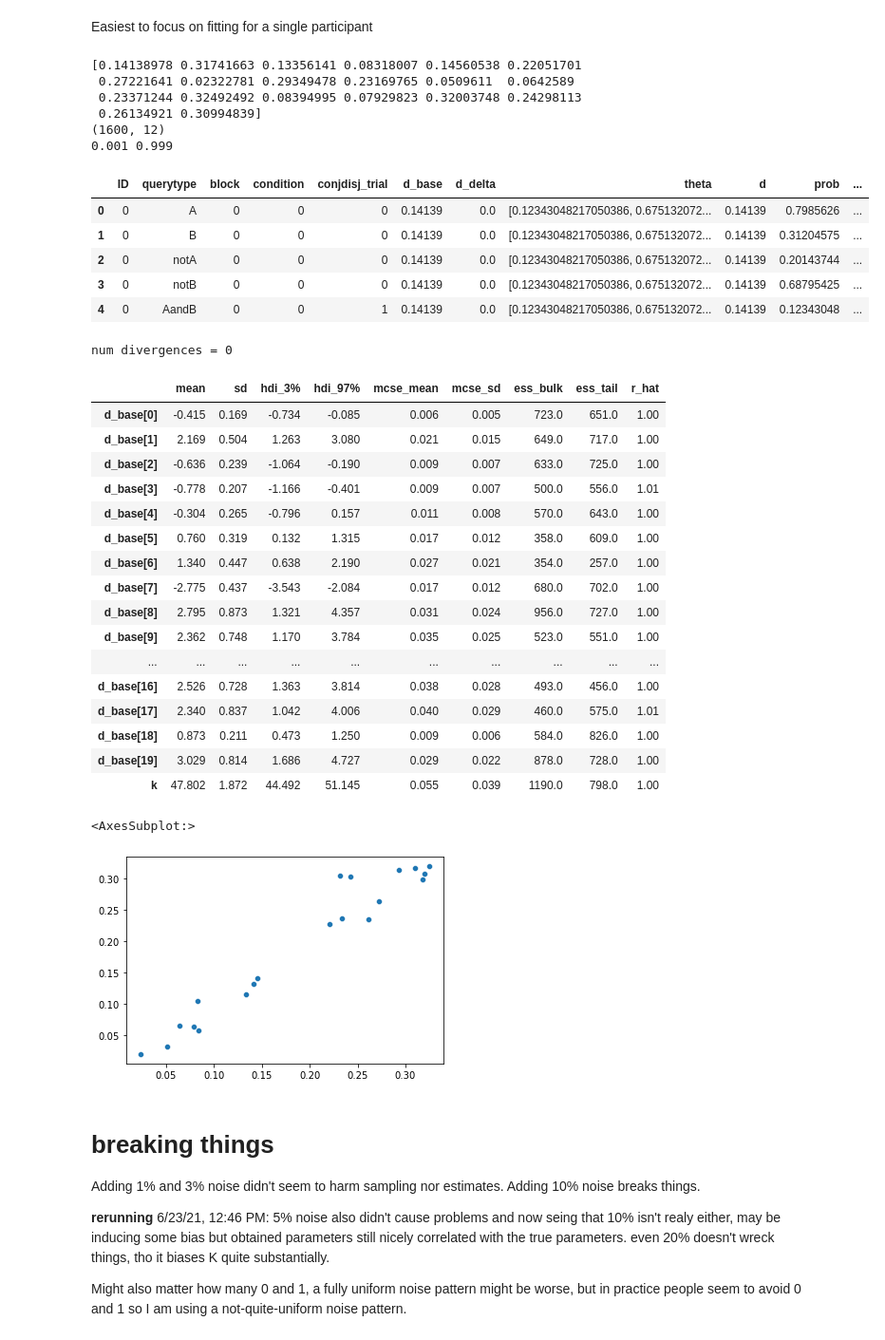
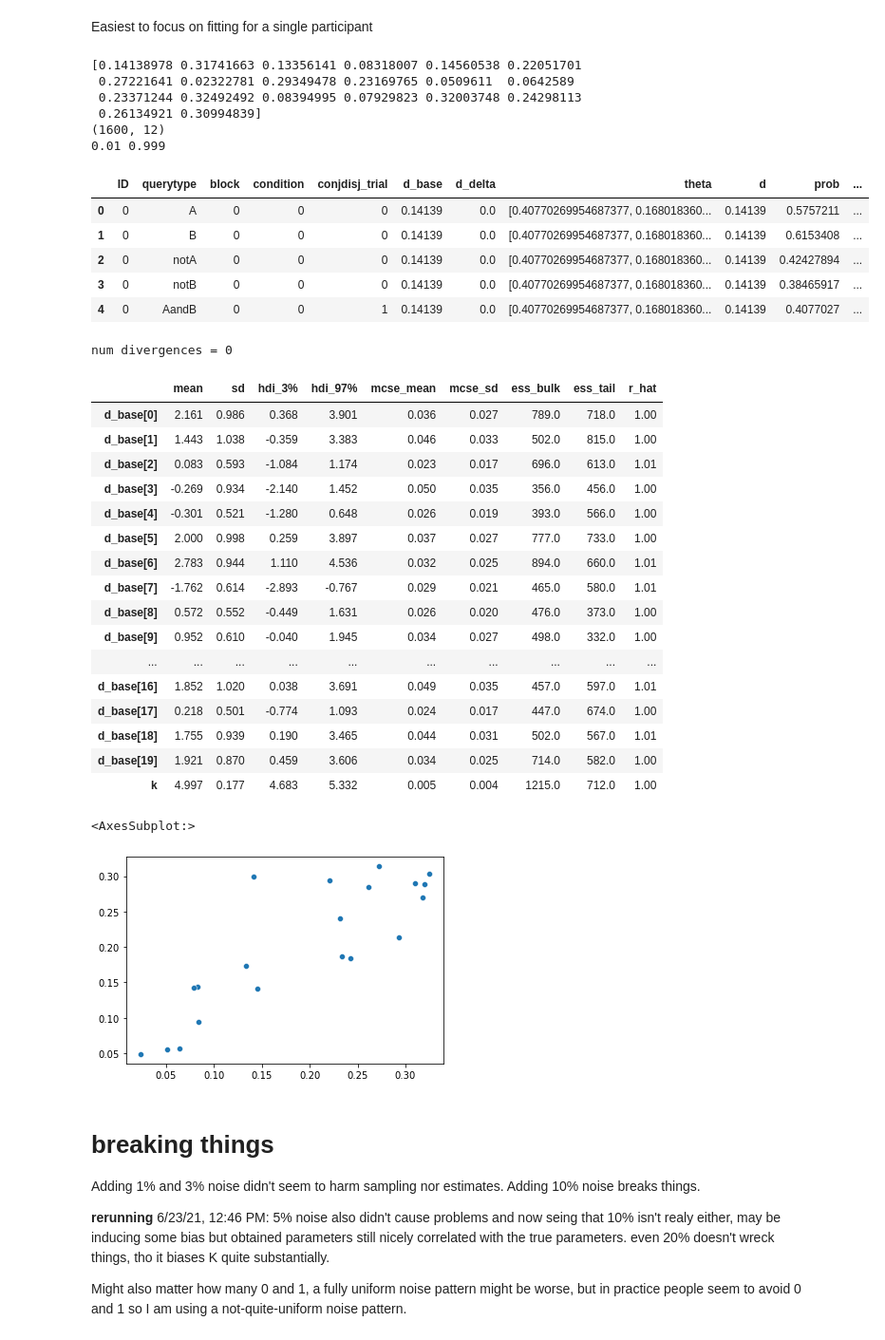
Before and after one commit to derekpowell/probjudge, a Jupyter notebook: sim-modeling.ipynb, the cells around one changed output. Shown at 95% size. Drawn from its saved outputs; the diff is of its cells as text; code cells hidden in the pictures.

```diff
--- a/sim-modeling.ipynb
+++ b/sim-modeling.ipynb
@@ -111,40 +115,40 @@ trial_types = [
 N = 20
 N_blocks = 4
 params = {
     "d_base": rng.beta(1,1,N)/3.0,
     "d_delta":np.zeros(N),
-    "k":50
+    "k":5
 }
 
 print(params["d_base"])
 sim_data = sim_bayesian_sampler(trial_types, n_participants=N, n_blocks=N_blocks, params=params)
 sim_data = (
     sim_data >>
     s.ungroup() >>
     s.mutate(
         true_response = _.response,
         response = np.round(_.true_response*100)/100.
     ) >>
     s.mutate(response = _.response.replace({0:.001, 1:.999}))
 )
 
 
 print(sim_data.shape)
 print(min(sim_data.response), max(sim_data.response))
 sim_data.head()
 # %% [output]
 [0.14138978 0.31741663 0.13356141 0.08318007 0.14560538 0.22051701
  0.27221641 0.02322781 0.29349478 0.23169765 0.0509611  0.0642589
  0.23371244 0.32492492 0.08394995 0.07929823 0.32003748 0.24298113
  0.26134921 0.30994839]
 (1600, 12)
-0.001 0.999
+0.01 0.999
 |  | ID | querytype | block | condition | conjdisj_trial | d_base | d_delta | theta | d | prob | ... |
-| 0 | 0 | A | 0 | 0 | 0 | 0.14139 | 0.0 | [0.12343048217050386, 0.675132072... | 0.14139 | 0.7985626 | ... |
-| 1 | 0 | B | 0 | 0 | 0 | 0.14139 | 0.0 | [0.12343048217050386, 0.675132072... | 0.14139 | 0.31204575 | ... |
-| 2 | 0 | notA | 0 | 0 | 0 | 0.14139 | 0.0 | [0.12343048217050386, 0.675132072... | 0.14139 | 0.20143744 | ... |
-| 3 | 0 | notB | 0 | 0 | 0 | 0.14139 | 0.0 | [0.12343048217050386, 0.675132072... | 0.14139 | 0.68795425 | ... |
-| 4 | 0 | AandB | 0 | 0 | 1 | 0.14139 | 0.0 | [0.12343048217050386, 0.675132072... | 0.14139 | 0.12343048 | ... |
+| 0 | 0 | A | 0 | 0 | 0 | 0.14139 | 0.0 | [0.40770269954687377, 0.168018360... | 0.14139 | 0.5757211 | ... |
+| 1 | 0 | B | 0 | 0 | 0 | 0.14139 | 0.0 | [0.40770269954687377, 0.168018360... | 0.14139 | 0.6153408 | ... |
+| 2 | 0 | notA | 0 | 0 | 0 | 0.14139 | 0.0 | [0.40770269954687377, 0.168018360... | 0.14139 | 0.42427894 | ... |
+| 3 | 0 | notB | 0 | 0 | 0 | 0.14139 | 0.0 | [0.40770269954687377, 0.168018360... | 0.14139 | 0.38465917 | ... |
+| 4 | 0 | AandB | 0 | 0 | 1 | 0.14139 | 0.0 | [0.40770269954687377, 0.168018360... | 0.14139 | 0.4077027 | ... |
 # %%
 X_data, y_data = make_model_data(sim_data) # see data_helpers.py
 # %%
@@ -221,29 +225,29 @@ az.summary(az_data_bs_simple, var_names=['d_base', 'k'])
 # %% [output]
 num divergences = 0
 |  | mean | sd | hdi_3% | hdi_97% | mcse_mean | mcse_sd | ess_bulk | ess_tail | r_hat |
-| d_base[0] | -0.415 | 0.169 | -0.734 | -0.085 | 0.006 | 0.005 | 723.0 | 651.0 | 1.00 |
-| d_base[1] | 2.169 | 0.504 | 1.263 | 3.080 | 0.021 | 0.015 | 649.0 | 717.0 | 1.00 |
-| d_base[2] | -0.636 | 0.239 | -1.064 | -0.190 | 0.009 | 0.007 | 633.0 | 725.0 | 1.00 |
-| d_base[3] | -0.778 | 0.207 | -1.166 | -0.401 | 0.009 | 0.007 | 500.0 | 556.0 | 1.01 |
-| d_base[4] | -0.304 | 0.265 | -0.796 | 0.157 | 0.011 | 0.008 | 570.0 | 643.0 | 1.00 |
-| d_base[5] | 0.760 | 0.319 | 0.132 | 1.315 | 0.017 | 0.012 | 358.0 | 609.0 | 1.00 |
-| d_base[6] | 1.340 | 0.447 | 0.638 | 2.190 | 0.027 | 0.021 | 354.0 | 257.0 | 1.00 |
-| d_base[7] | -2.775 | 0.437 | -3.543 | -2.084 | 0.017 | 0.012 | 680.0 | 702.0 | 1.00 |
-| d_base[8] | 2.795 | 0.873 | 1.321 | 4.357 | 0.031 | 0.024 | 956.0 | 727.0 | 1.00 |
-| d_base[9] | 2.362 | 0.748 | 1.170 | 3.784 | 0.035 | 0.025 | 523.0 | 551.0 | 1.00 |
+| d_base[0] | 2.161 | 0.986 | 0.368 | 3.901 | 0.036 | 0.027 | 789.0 | 718.0 | 1.00 |
+| d_base[1] | 1.443 | 1.038 | -0.359 | 3.383 | 0.046 | 0.033 | 502.0 | 815.0 | 1.00 |
+| d_base[2] | 0.083 | 0.593 | -1.084 | 1.174 | 0.023 | 0.017 | 696.0 | 613.0 | 1.01 |
+| d_base[3] | -0.269 | 0.934 | -2.140 | 1.452 | 0.050 | 0.035 | 356.0 | 456.0 | 1.00 |
+| d_base[4] | -0.301 | 0.521 | -1.280 | 0.648 | 0.026 | 0.019 | 393.0 | 566.0 | 1.00 |
+| d_base[5] | 2.000 | 0.998 | 0.259 | 3.897 | 0.037 | 0.027 | 777.0 | 733.0 | 1.00 |
+| d_base[6] | 2.783 | 0.944 | 1.110 | 4.536 | 0.032 | 0.025 | 894.0 | 660.0 | 1.01 |
+| d_base[7] | -1.762 | 0.614 | -2.893 | -0.767 | 0.029 | 0.021 | 465.0 | 580.0 | 1.01 |
+| d_base[8] | 0.572 | 0.552 | -0.449 | 1.631 | 0.026 | 0.020 | 476.0 | 373.0 | 1.00 |
+| d_base[9] | 0.952 | 0.610 | -0.040 | 1.945 | 0.034 | 0.027 | 498.0 | 332.0 | 1.00 |
 | ... | ... | ... | ... | ... | ... | ... | ... | ... | ... |
-| d_base[16] | 2.526 | 0.728 | 1.363 | 3.814 | 0.038 | 0.028 | 493.0 | 456.0 | 1.00 |
-| d_base[17] | 2.340 | 0.837 | 1.042 | 4.006 | 0.040 | 0.029 | 460.0 | 575.0 | 1.01 |
-| d_base[18] | 0.873 | 0.211 | 0.473 | 1.250 | 0.009 | 0.006 | 584.0 | 826.0 | 1.00 |
-| d_base[19] | 3.029 | 0.814 | 1.686 | 4.727 | 0.029 | 0.022 | 878.0 | 728.0 | 1.00 |
-| k | 47.802 | 1.872 | 44.492 | 51.145 | 0.055 | 0.039 | 1190.0 | 798.0 | 1.00 |
+| d_base[16] | 1.852 | 1.020 | 0.038 | 3.691 | 0.049 | 0.035 | 457.0 | 597.0 | 1.01 |
+| d_base[17] | 0.218 | 0.501 | -0.774 | 1.093 | 0.024 | 0.017 | 447.0 | 674.0 | 1.00 |
+| d_base[18] | 1.755 | 0.939 | 0.190 | 3.465 | 0.044 | 0.031 | 502.0 | 567.0 | 1.01 |
+| d_base[19] | 1.921 | 0.870 | 0.459 | 3.606 | 0.034 | 0.025 | 714.0 | 582.0 | 1.00 |
+| k | 4.997 | 0.177 | 4.683 | 5.332 | 0.005 | 0.004 | 1215.0 | 712.0 | 1.00 |
 # %%
 z = az.summary(az_data_bs_simple, var_names=['d_base', 'k'])
 # print(params["d_base"])
 sns.scatterplot(x = params["d_base"], y = sigmoid(z["mean"][0:N])/3.)
 # %% [output]
 <AxesSubplot:>
-[figure, old version]
+[figure, new version]
 # %% [markdown]
 # breaking things
 
```
Also changed, not shown: parts of 7 cells of this notebook, 4 other files.
